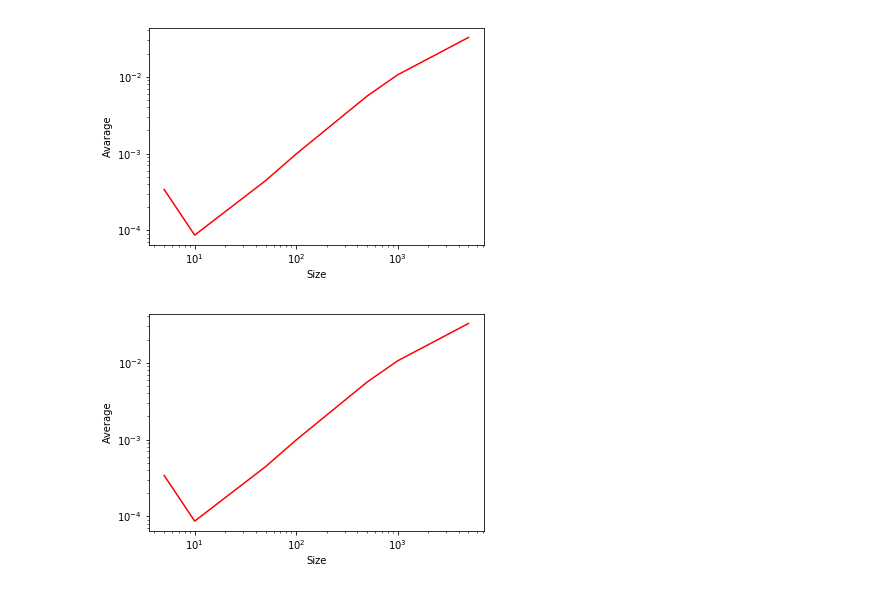
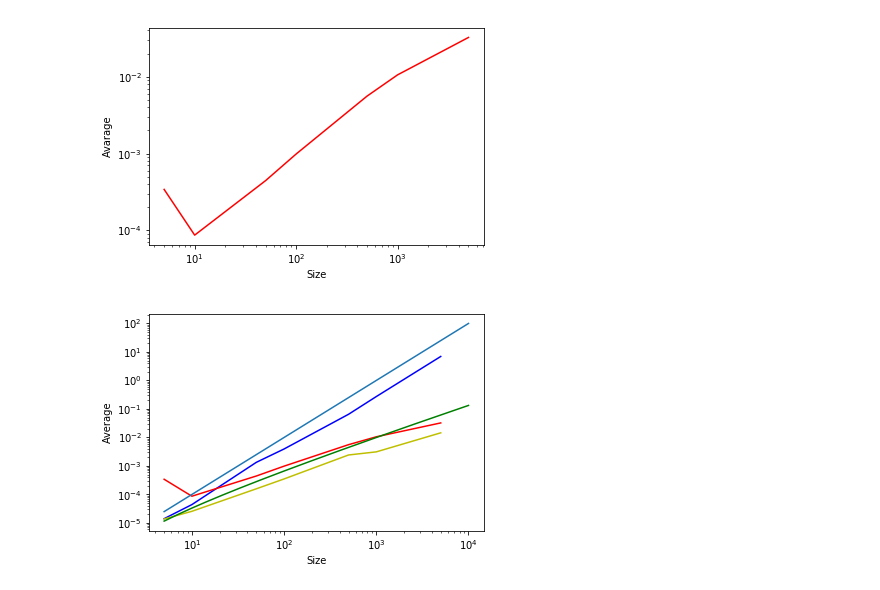
Before and after one commit to giuliasindoni/Algorithm-runtimes, a Jupyter notebook: exploratory-comparison-bubble-merge-quick.ipynb, the cells around one changed output. Saved outputs shown, nothing was run; the diff lists cells and outputs as text; code cells hidden in the pictures.

```diff
--- a/exploratory-comparison-bubble-merge-quick.ipynb
+++ b/exploratory-comparison-bubble-merge-quick.ipynb
@@ -145,24 +145,24 @@ for i in [5,10, 50, 100, 500, 1000, 5000]:
 # %%
 import math
 size = [5,10, 50, 100, 500, 1000, 5000]
 
 plt.xscale('log')
 plt.yscale('log')
-#plt.plot(size, list_of_avarages_bubble , 'b-', label='bubble sort')
+plt.plot(size, list_of_avarages_bubble , 'b-', label='bubble sort')
 plt.plot(size, list_of_avarages_merge, 'r-', label='merge sort')
-#plt.plot(size, list_of_avarages_quick, 'y-', label='quick sort')
+plt.plot(size, list_of_avarages_quick, 'y-', label='quick sort')
 x = range(5,10000)
 y = [(1/10**6)*i*math.log(i,2) for i in x]
 t = [(1/10**6)*i**2 for i in x]
 k =  [(1/10**6) * i for i in x]
 
 
 
-#plt.plot(x, t)
-#plt.plot(x, y, '-g')
+plt.plot(x, t)
+plt.plot(x, y, '-g')
 #plt.plot(x, k)
 plt.xlabel('Size')
 plt.ylabel('Average')
 plt.show()
 # %% [output]
-[figure, old version]
+[figure, new version]
```
